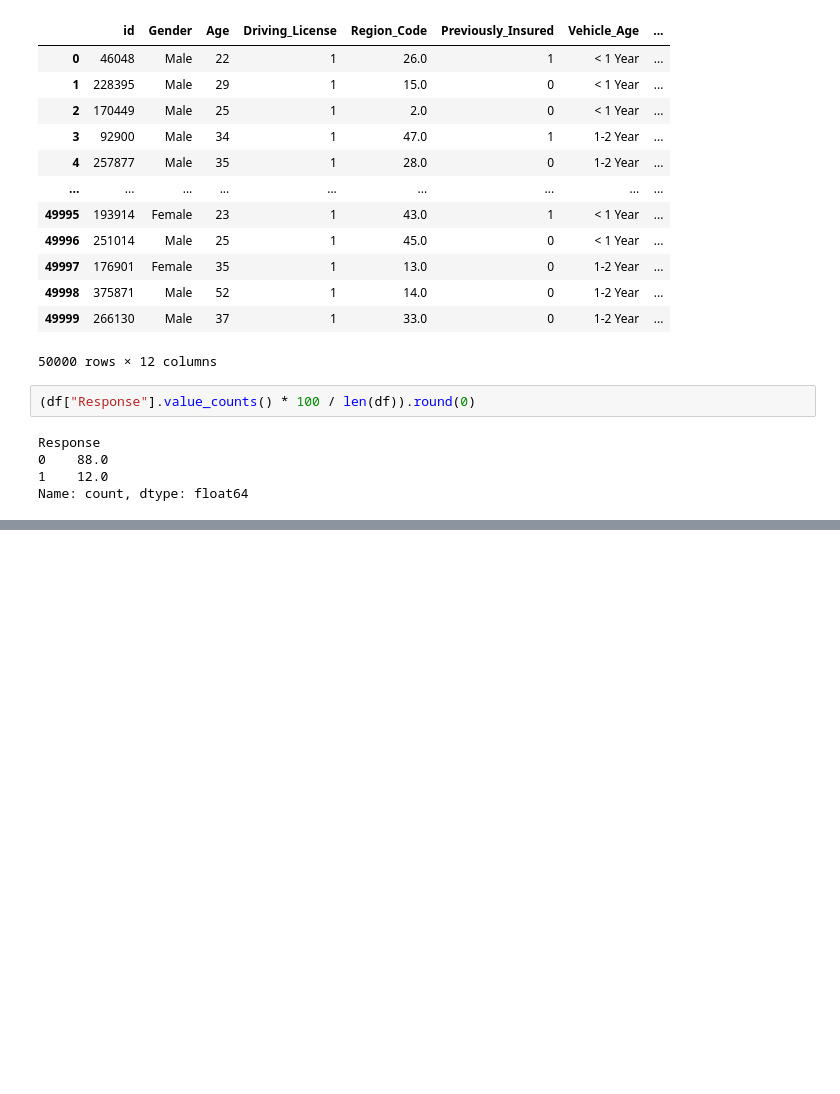
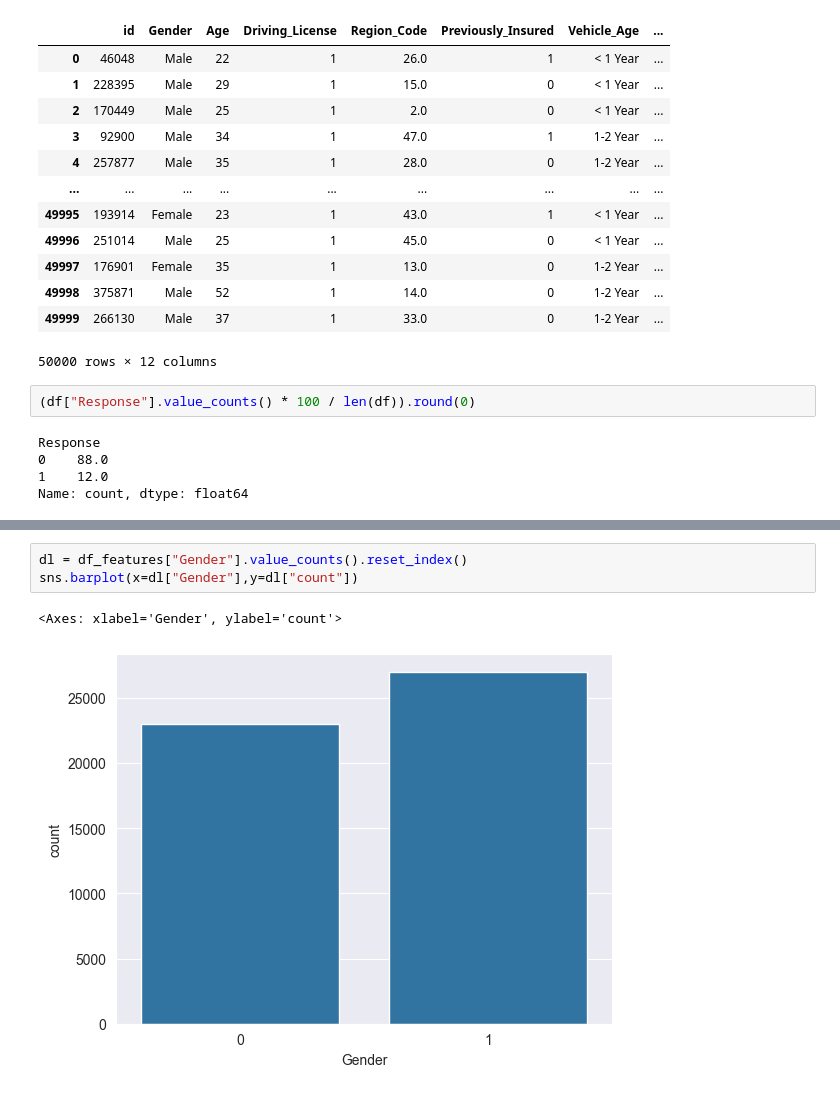
Before and after one commit to amithvardhan99/hicounselor, a Jupyter notebook: Health Insurance Cross Sell Prediction Skills/notebook.ipynb, the cells around one changed output, grey strips where cells are left out. Saved outputs shown, nothing was run; the diff lists cells and outputs as text; blank space fills up the shorter version.

```diff
--- a/Health Insurance Cross Sell Prediction Skills/notebook.ipynb
+++ b/Health Insurance Cross Sell Prediction Skills/notebook.ipynb
@@ -89,0 +245,6 @@ Name: count, dtype: float64
+# %%
+dl = df_features["Gender"].value_counts().reset_index()
+sns.barplot(x=dl["Gender"],y=dl["count"])
+# %% [output]
+<Axes: xlabel='Gender', ylabel='count'>
+[figure, added]
```
Also changed, not shown: parts of 27 cells of this notebook.
